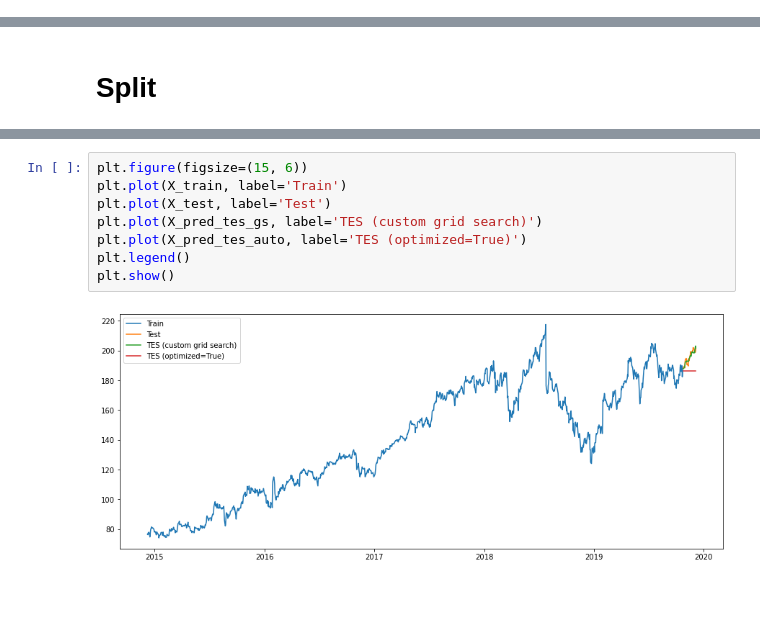
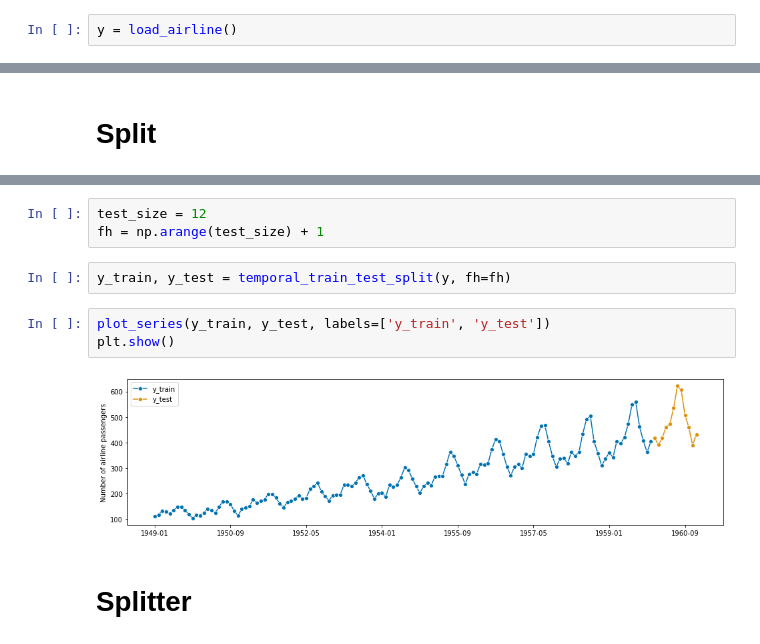
Before and after one commit to rjafarau/hands-on-time-series-analysis-python, a Jupyter notebook: source/CH03_Smoothing_Methods.ipynb, the cells around one changed output, grey strips where cells are left out. Drawn from its saved outputs; the diff is of its cells as text; blank space fills up the shorter version.

```diff
--- a/source/CH03_Smoothing_Methods.ipynb
+++ b/source/CH03_Smoothing_Methods.ipynb
@@ -46,0 +25,2 @@ data.head(10)
+# %%
+y = load_airline()
@@ -487,10 +39,12 @@ ExponentialSmoothing Model Results
-# %%
-plt.figure(figsize=(15, 6))
-plt.plot(X_train, label='Train')
-plt.plot(X_test, label='Test')
-plt.plot(X_pred_tes_gs, label='TES (custom grid search)')
-plt.plot(X_pred_tes_auto, label='TES (optimized=True)')
-plt.legend()
-plt.show()
-# %% [output]
-[figure, removed]
+# %%
+test_size = 12
+fh = np.arange(test_size) + 1
+# %%
+y_train, y_test = temporal_train_test_split(y, fh=fh)
+# %%
+plot_series(y_train, y_test, labels=['y_train', 'y_test'])
+plt.show()
+# %% [output]
+[figure, added]
+# %% [markdown]
+# Splitter
```
Also changed, not shown: parts of 79 cells of this notebook.
